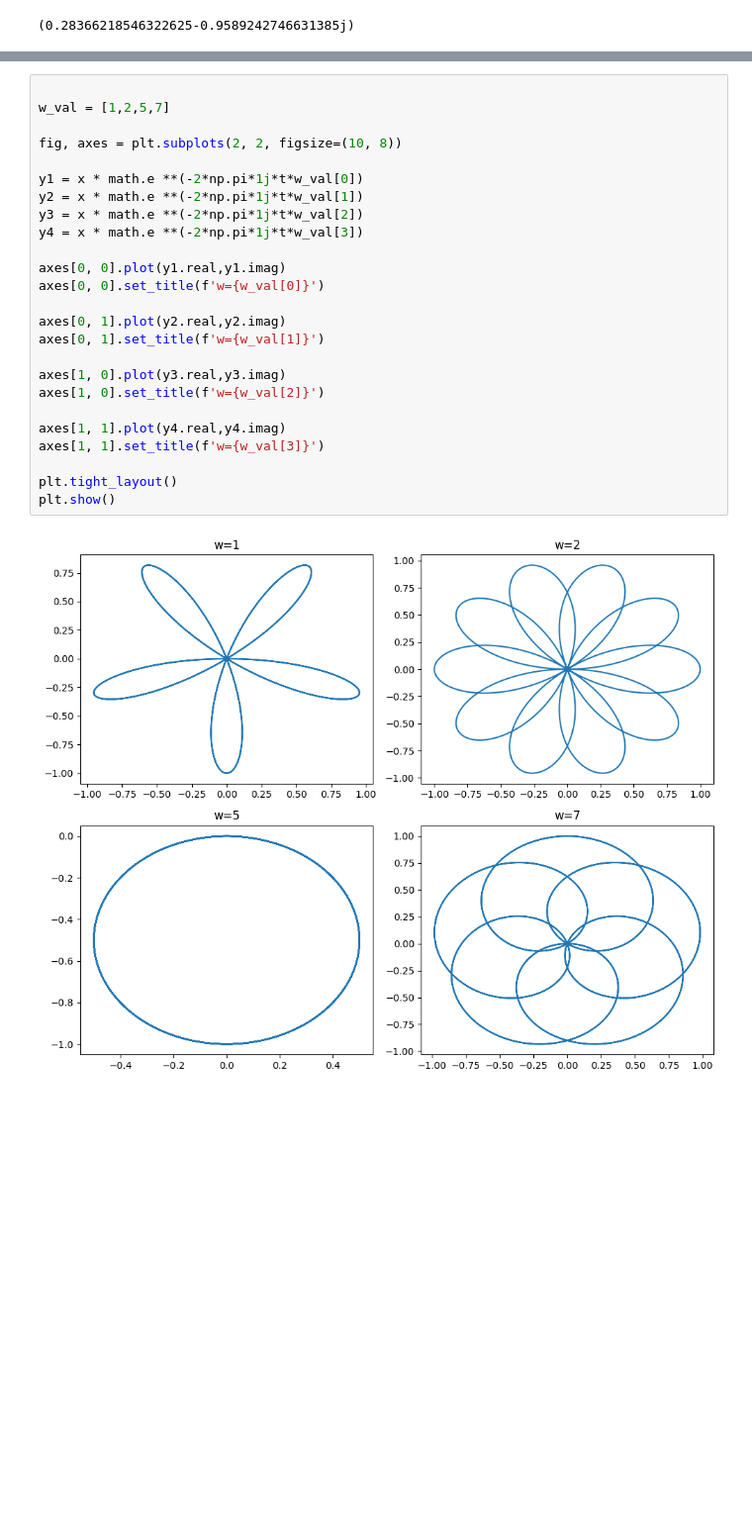
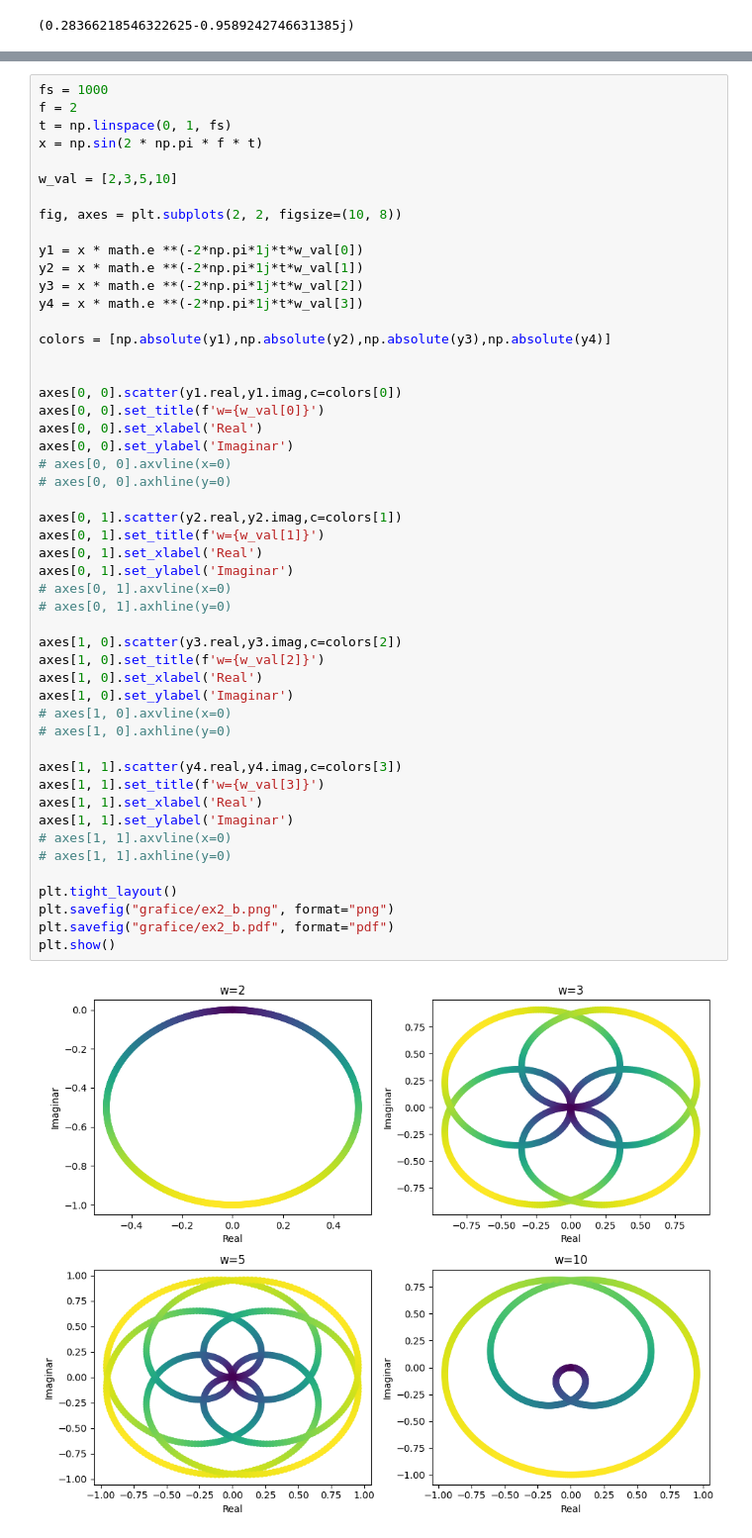
Before and after one commit to Lung-Alexandra/procesarea_semnalelor, a Jupyter notebook: Lab3/lab3.ipynb, the cells around one changed output, grey strips where cells are left out. Shown at 99% size. Drawn from its saved outputs; the diff is of its cells as text; blank space fills up the shorter version.

```diff
--- a/Lab3/lab3.ipynb
+++ b/Lab3/lab3.ipynb
@@ -74,27 +76,52 @@ TypeError: Axes.stem() got an unexpected keyword argument 'color'
 # %%
+fs = 1000
+f = 2
+t = np.linspace(0, 1, fs)
+x = np.sin(2 * np.pi * f * t)
 
-w_val = [1,2,5,7]
+w_val = [2,3,5,10]
 
 fig, axes = plt.subplots(2, 2, figsize=(10, 8))
 
 y1 = x * math.e **(-2*np.pi*1j*t*w_val[0])
 y2 = x * math.e **(-2*np.pi*1j*t*w_val[1])
 y3 = x * math.e **(-2*np.pi*1j*t*w_val[2])
 y4 = x * math.e **(-2*np.pi*1j*t*w_val[3])
 
-axes[0, 0].plot(y1.real,y1.imag)
+colors = [np.absolute(y1),np.absolute(y2),np.absolute(y3),np.absolute(y4)]
+
+
+axes[0, 0].scatter(y1.real,y1.imag,c=colors[0])
 axes[0, 0].set_title(f'w={w_val[0]}')
+axes[0, 0].set_xlabel('Real')
+axes[0, 0].set_ylabel('Imaginar')
+# axes[0, 0].axvline(x=0)
+# axes[0, 0].axhline(y=0)
 
-axes[0, 1].plot(y2.real,y2.imag)
+axes[0, 1].scatter(y2.real,y2.imag,c=colors[1])
 axes[0, 1].set_title(f'w={w_val[1]}')
+axes[0, 1].set_xlabel('Real')
+axes[0, 1].set_ylabel('Imaginar')
+# axes[0, 1].axvline(x=0)
+# axes[0, 1].axhline(y=0)
 
-axes[1, 0].plot(y3.real,y3.imag)
+axes[1, 0].scatter(y3.real,y3.imag,c=colors[2])
 axes[1, 0].set_title(f'w={w_val[2]}')
+axes[1, 0].set_xlabel('Real')
+axes[1, 0].set_ylabel('Imaginar')
+# axes[1, 0].axvline(x=0)
+# axes[1, 0].axhline(y=0)
 
-axes[1, 1].plot(y4.real,y4.imag)
+axes[1, 1].scatter(y4.real,y4.imag,c=colors[3])
 axes[1, 1].set_title(f'w={w_val[3]}')
+axes[1, 1].set_xlabel('Real')
+axes[1, 1].set_ylabel('Imaginar')
+# axes[1, 1].axvline(x=0)
+# axes[1, 1].axhline(y=0)
 
 plt.tight_layout()
+plt.savefig("grafice/ex2_b.png", format="png")
+plt.savefig("grafice/ex2_b.pdf", format="pdf")
 plt.show()
 # %% [output]
-[figure, old version]
+[figure, new version]
```
Also changed, not shown: parts of 5 cells of this notebook, 6 other files.
